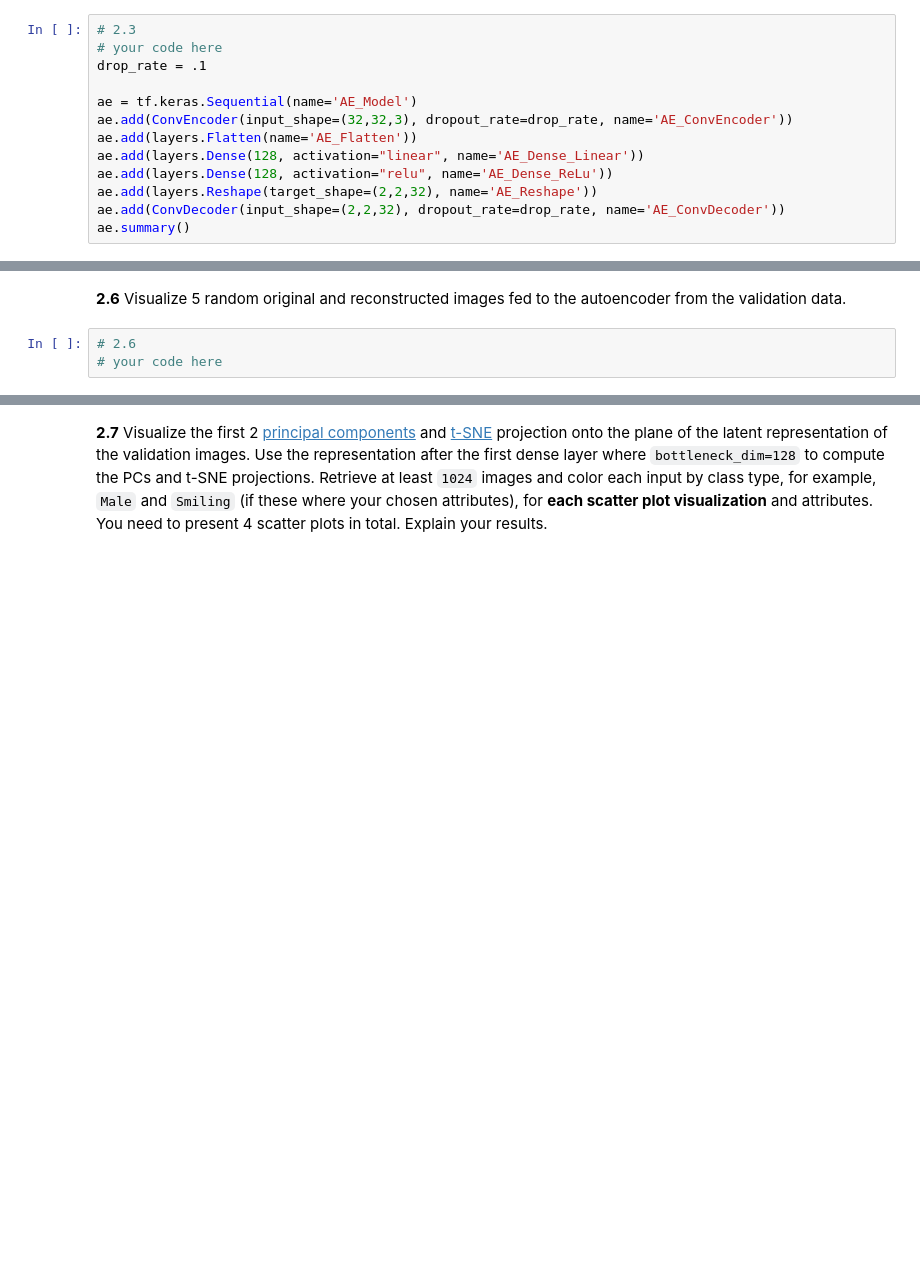
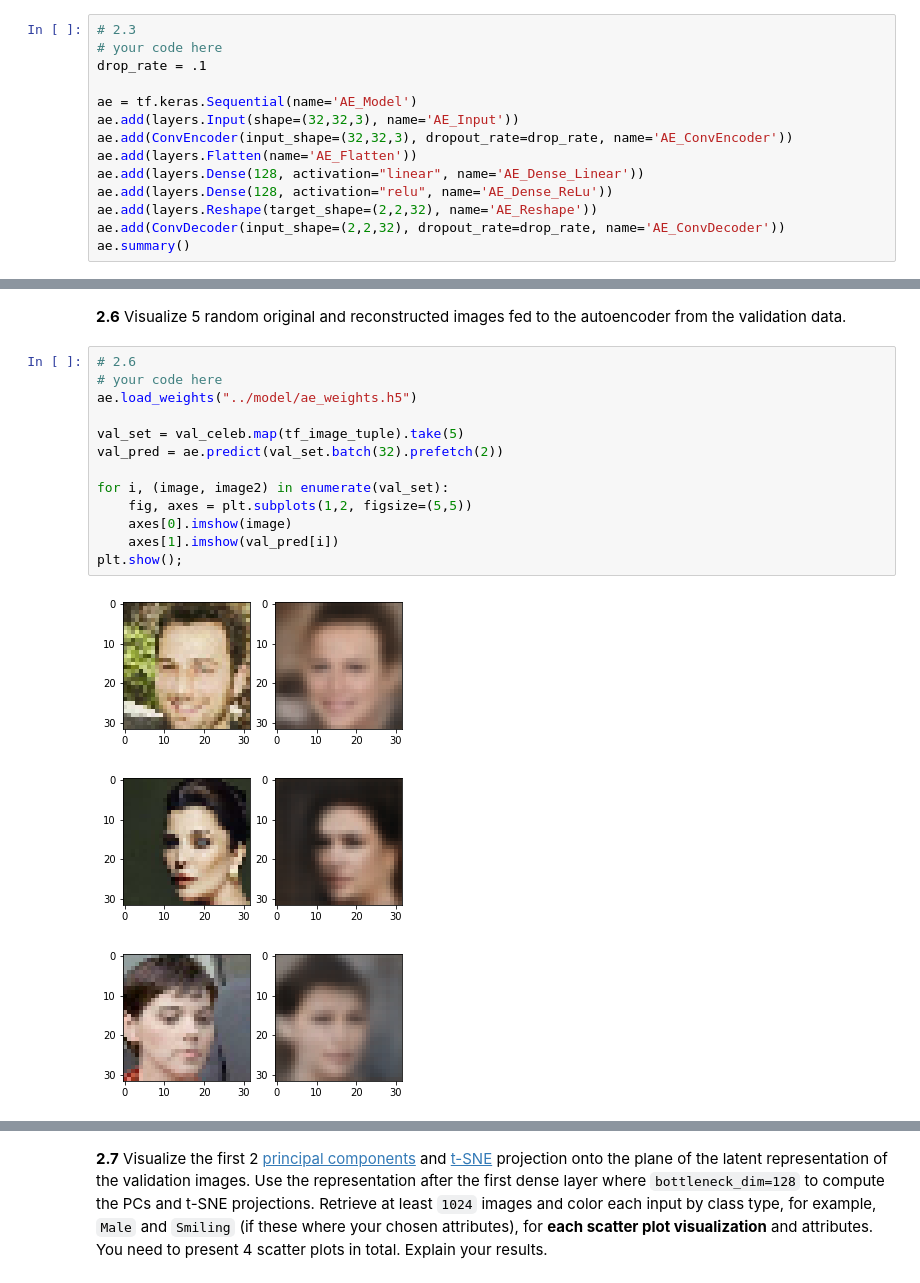
Before and after one commit to medeirosf/2020-CS109B, a Jupyter notebook: content/homeworks/hw07/notebook/cs109b_hw7_fm.ipynb, the cells around one changed output, grey strips where cells are left out. Saved outputs shown, nothing was run; the diff lists cells and outputs as text; blank space fills up the shorter version.

```diff
--- a/content/homeworks/hw07/notebook/cs109b_hw7_fm.ipynb
+++ b/content/homeworks/hw07/notebook/cs109b_hw7_fm.ipynb
@@ -395,6 +363,7 @@ class ConvDecoder(layers.Layer):
 drop_rate = .1
 
 ae = tf.keras.Sequential(name='AE_Model')
+ae.add(layers.Input(shape=(32,32,3), name='AE_Input'))
 ae.add(ConvEncoder(input_shape=(32,32,3), dropout_rate=drop_rate, name='AE_ConvEncoder'))
 ae.add(layers.Flatten(name='AE_Flatten'))
 ae.add(layers.Dense(128, activation="linear", name='AE_Dense_Linear'))
@@ -527,5 +431,19 @@ Epoch 5/5
 # %% [markdown]
 **2.6** Visualize 5 random original and reconstructed images fed to the autoencoder from the validation data.
-# %%
-# 2.6
-# your code here
+# %%
+# 2.6
+# your code here
+ae.load_weights("../model/ae_weights.h5")
+
+val_set = val_celeb.map(tf_image_tuple).take(5)
+val_pred = ae.predict(val_set.batch(32).prefetch(2))
+
+for i, (image, image2) in enumerate(val_set):
+    fig, axes = plt.subplots(1,2, figsize=(5,5))
+    axes[0].imshow(image)
+    axes[1].imshow(val_pred[i])
+plt.show();
+# %% [output]
+[figure, added]
+[figure, added]
+[figure, added]
```
Also changed, not shown: parts of 14 cells of this notebook.
